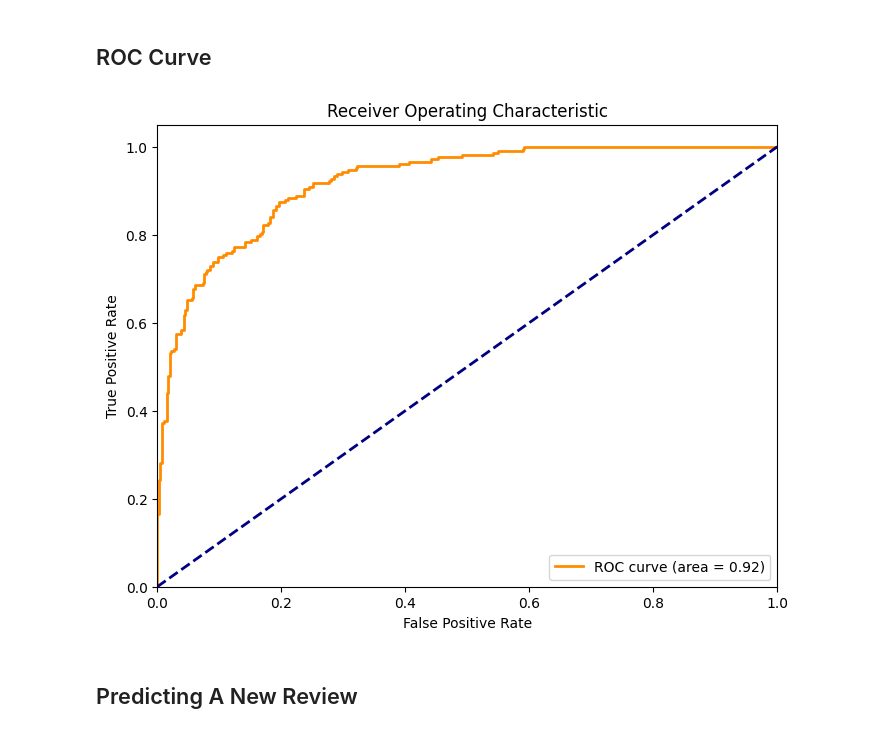
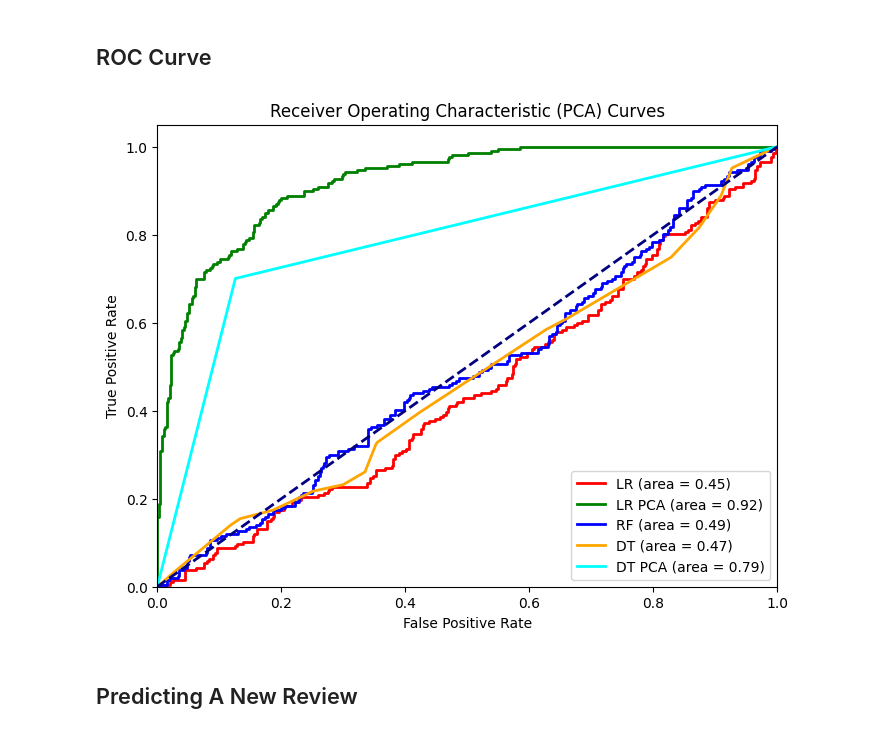
Before and after one commit to duynlq/reviews-prediction, a Jupyter notebook: ANALYSIS.ipynb, the cells around one changed output. Cells and saved outputs as stored; diff of their text form; code cells hidden in the pictures.

```diff
--- a/ANALYSIS.ipynb
+++ b/ANALYSIS.ipynb
@@ -233,10 +233,9 @@ weighted avg       0.85      0.84      0.84       604
 # %% [markdown]
 ## Logistic Regression (PCA)
 # %%
-pipe = Pipeline(steps=[('LR', linear_model.LogisticRegression(class_weight='balanced', random_state=760397))])
+pipe = Pipeline(steps=[('LR', linear_model.LogisticRegression(class_weight={1:1, 0:2}, random_state=760397))])
 
 params = dict(LR__C=np.logspace(0, 1, 10),
-              LR__max_iter=[100],
               LR__penalty=['none', 'l2'])
 
 LR_PCA_grid_search = GridSearchCV(estimator = pipe,
@@ -369,27 +368,27 @@ params = {
                         {1:1, 0:3}]
 }
 
-RF_PCA_grid_search = GridSearchCV(
+RF_grid_search = GridSearchCV(
     estimator=pipe,
     scoring=make_scorer(f1_score, average='weighted'),
     param_grid=params,
     cv=5, n_jobs=-1, verbose=2
 )
 
-RF_PCA_grid_search.fit(train_features, y_train)
-RF_PCA_train_preds = RF_PCA_grid_search.best_estimator_.predict(train_features)
-RF_PCA_test_preds = RF_PCA_grid_search.best_estimator_.predict(test_features)
+RF_grid_search.fit(train_features, y_train)
+RF_train_preds = RF_grid_search.best_estimator_.predict(train_features)
+RF_test_preds = RF_grid_search.best_estimator_.predict(test_features)
 
 print('\n')
 # metrics_score(RF_PCA_train_preds, y_train, RF_PCA_test_preds, y_test)
-print("Best params: " + str(RF_PCA_grid_search.best_params_))
+print("Best params: " + str(RF_grid_search.best_params_))
 # Confusion Matrix
-tn, fp, fn, tp = confusion_matrix(y_test, RF_PCA_test_preds).ravel()
+tn, fp, fn, tp = confusion_matrix(y_test, RF_test_preds).ravel()
 print("True Negatives: ", tn,
       "\nFalse Positives: ", fp,
       "\nFalse Negatives: ", fn,
       "\nTrue Positives: ", tp)
-print(classification_report(y_test, RF_PCA_test_preds))
+print(classification_report(y_test, RF_test_preds))
 
 # # FEATURE IMPORTANCE
 # # Fit the optimal logistic regression model
@@ -618,28 +616,49 @@ weighted avg       0.81      0.81      0.81       604
 # %%
 from sklearn.metrics import roc_curve, auc
 import matplotlib.pyplot as plt
 
-# Assuming you have already trained and obtained predictions from your model
-# Replace 'model_predictions' with the actual predictions from your model
-model_predictions = LR_PCA_grid_search.best_estimator_.predict_proba(pca_test)[:, 1]
+# Logistic Regression ROC curve
+LR_model_predictions = LR_grid_search.best_estimator_.predict_proba(pca_test)[:, 1]
+LR_fpr, LR_tpr, _ = roc_curve(y_test, LR_model_predictions)
+LR_roc_auc = auc(LR_fpr, LR_tpr)
 
-# Calculate the ROC curve
-fpr, tpr, _ = roc_curve(y_test, model_predictions)
-roc_auc = auc(fpr, tpr)
+# Logistic Regression (PCA) ROC curve
+LR_PCA_model_predictions = LR_PCA_grid_search.best_estimator_.predict_proba(pca_test)[:, 1]
+LR_PCA_fpr, LR_PCA_tpr, _ = roc_curve(y_test, LR_PCA_model_predictions)
+LR_PCA_roc_auc = auc(LR_PCA_fpr, LR_PCA_tpr)
+
+# Random Forest ROC curve
+RF_model_predictions = RF_grid_search.best_estimator_.predict_proba(pca_test)[:, 1]
+RF_fpr, RF_tpr, _ = roc_curve(y_test, RF_model_predictions)
+RF_roc_auc = auc(RF_fpr, RF_tpr)
+
+# Decision Tree ROC curve
+DT_model_predictions = DT_grid_search.best_estimator_.predict_proba(pca_test)[:, 1]
+DT_fpr, DT_tpr, _ = roc_curve(y_test, DT_model_predictions)
+DT_roc_auc = auc(DT_fpr, DT_tpr)
+
+# Decision Tree (PCA) ROC curve
+DT_PCA_model_predictions = DT_PCA_grid_search.best_estimator_.predict_proba(pca_test)[:, 1]
+DT_PCA_fpr, DT_PCA_tpr, _ = roc_curve(y_test, DT_PCA_model_predictions)
+DT_PCA_roc_auc = auc(DT_PCA_fpr, DT_PCA_tpr)
 
 # Plot the ROC curve
 plt.figure(figsize=(8, 6))
-plt.plot(fpr, tpr, color='darkorange', lw=2, label='ROC curve (area = %0.2f)' % roc_auc)
+plt.plot(LR_fpr, LR_tpr, color='red', lw=2, label='LR (area = %0.2f)' % LR_roc_auc)
+plt.plot(LR_PCA_fpr, LR_PCA_tpr, color='green', lw=2, label='LR PCA (area = %0.2f)' % LR_PCA_roc_auc)
+plt.plot(RF_fpr, RF_tpr, color='blue', lw=2, label='RF (area = %0.2f)' % RF_roc_auc)
+plt.plot(DT_fpr, DT_tpr, color='orange', lw=2, label='DT (area = %0.2f)' % DT_roc_auc)
+plt.plot(DT_PCA_fpr, DT_PCA_tpr, color='cyan', lw=2, label='DT PCA (area = %0.2f)' % DT_PCA_roc_auc)
 plt.plot([0, 1], [0, 1], color='navy', lw=2, linestyle='--')
 plt.xlim([0.0, 1.0])
 plt.ylim([0.0, 1.05])
 plt.xlabel('False Positive Rate')
 plt.ylabel('True Positive Rate')
-plt.title('Receiver Operating Characteristic')
+plt.title('Receiver Operating Characteristic (PCA) Curves')
 plt.legend(loc="lower right")
 plt.show()
 # %% [output]
-[figure, old version]
+[figure, new version]
 # %% [markdown]
 ## Predicting A New Review
 # %%
```
Also changed, not shown: parts of 3 cells of this notebook.
